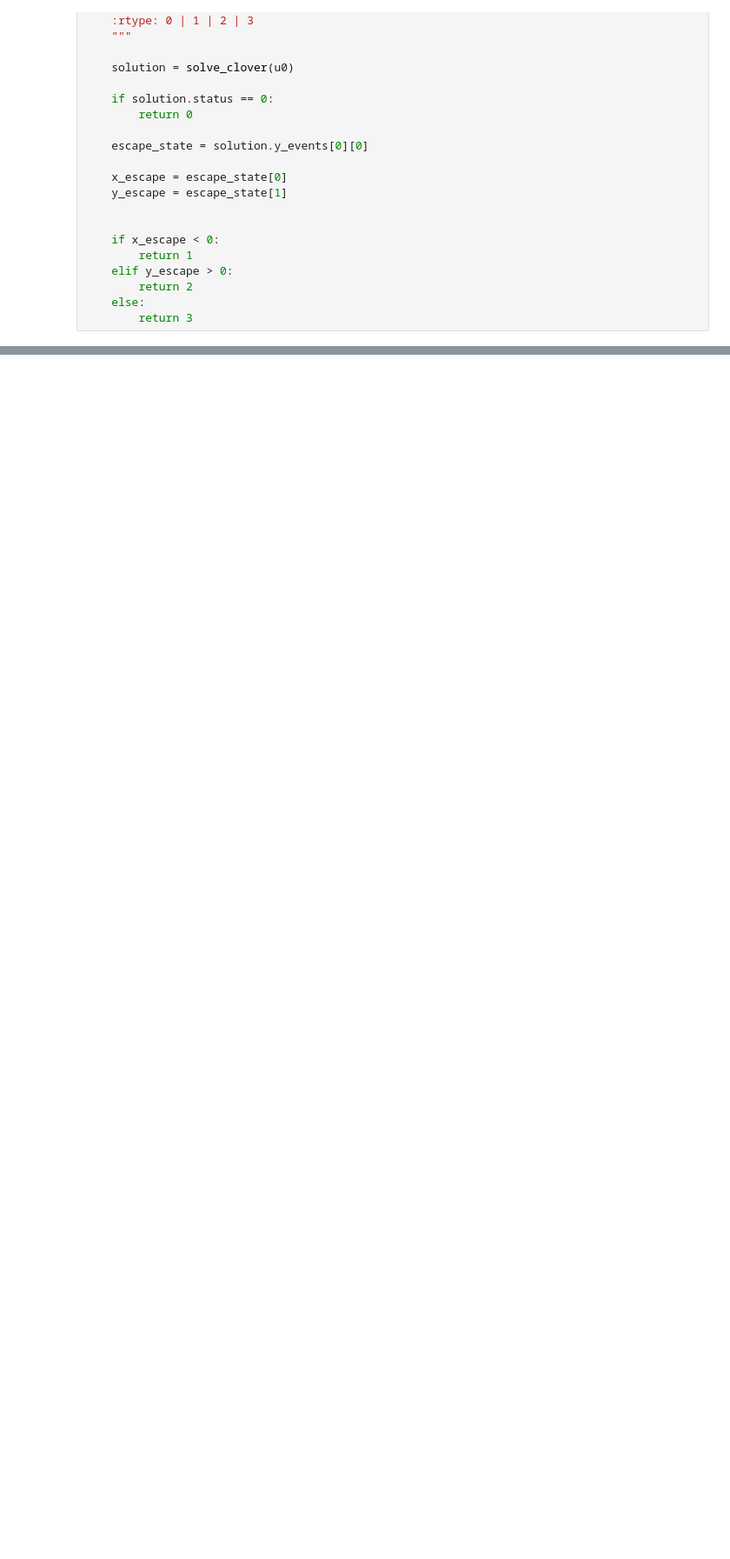
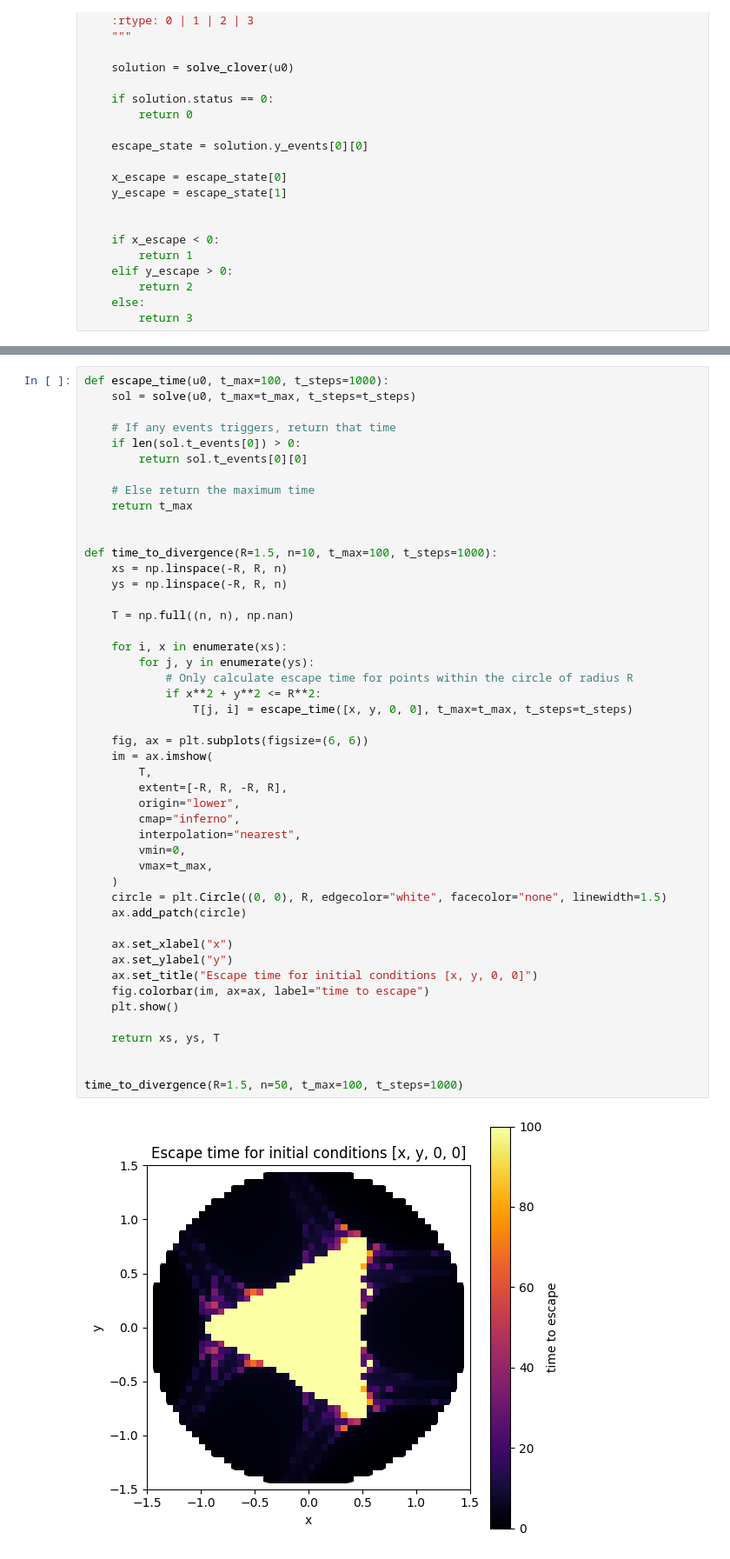
Before and after one commit to ProgramPhantom/MPS224-Scientific-Computing, a Jupyter notebook: Assignment 2/assignment2.ipynb, the cells around one changed output, grey strips where cells are left out. Shown at 87% size. Cells and saved outputs as stored; diff of their text form; blank space fills up the shorter version.

```diff
--- a/Assignment 2/assignment2.ipynb
+++ b/Assignment 2/assignment2.ipynb
@@ -874,0 +876,49 @@ create_exit_basin_plot()
+# %%
+def escape_time(u0, t_max=100, t_steps=1000):
+    sol = solve(u0, t_max=t_max, t_steps=t_steps)
+
+    # If any events triggers, return that time
+    if len(sol.t_events[0]) > 0:
+        return sol.t_events[0][0]
+
+    # Else return the maximum time
+    return t_max
+
+
+def time_to_divergence(R=1.5, n=10, t_max=100, t_steps=1000):
+    xs = np.linspace(-R, R, n)
+    ys = np.linspace(-R, R, n)
+
+    T = np.full((n, n), np.nan)
+
+    for i, x in enumerate(xs):
+        for j, y in enumerate(ys):
+            # Only calculate escape time for points within the circle of radius R
+            if x**2 + y**2 <= R**2:
+                T[j, i] = escape_time([x, y, 0, 0], t_max=t_max, t_steps=t_steps)
+
+    fig, ax = plt.subplots(figsize=(6, 6))
+    im = ax.imshow(
+        T,
+        extent=[-R, R, -R, R],
+        origin="lower",
+        cmap="inferno",
+        interpolation="nearest",
+        vmin=0,
+        vmax=t_max,
+    )
+    circle = plt.Circle((0, 0), R, edgecolor="white", facecolor="none", linewidth=1.5)
+    ax.add_patch(circle)
+
+    ax.set_xlabel("x")
+    ax.set_ylabel("y")
+    ax.set_title("Escape time for initial conditions [x, y, 0, 0]")
+    fig.colorbar(im, ax=ax, label="time to escape")
+    plt.show()
+
+    return xs, ys, T
+
+
+time_to_divergence(R=1.5, n=50, t_max=100, t_steps=1000)
+# %% [output]
+[figure, added]
```
Also changed, not shown: parts of 5 cells of this notebook, 1 other file.
